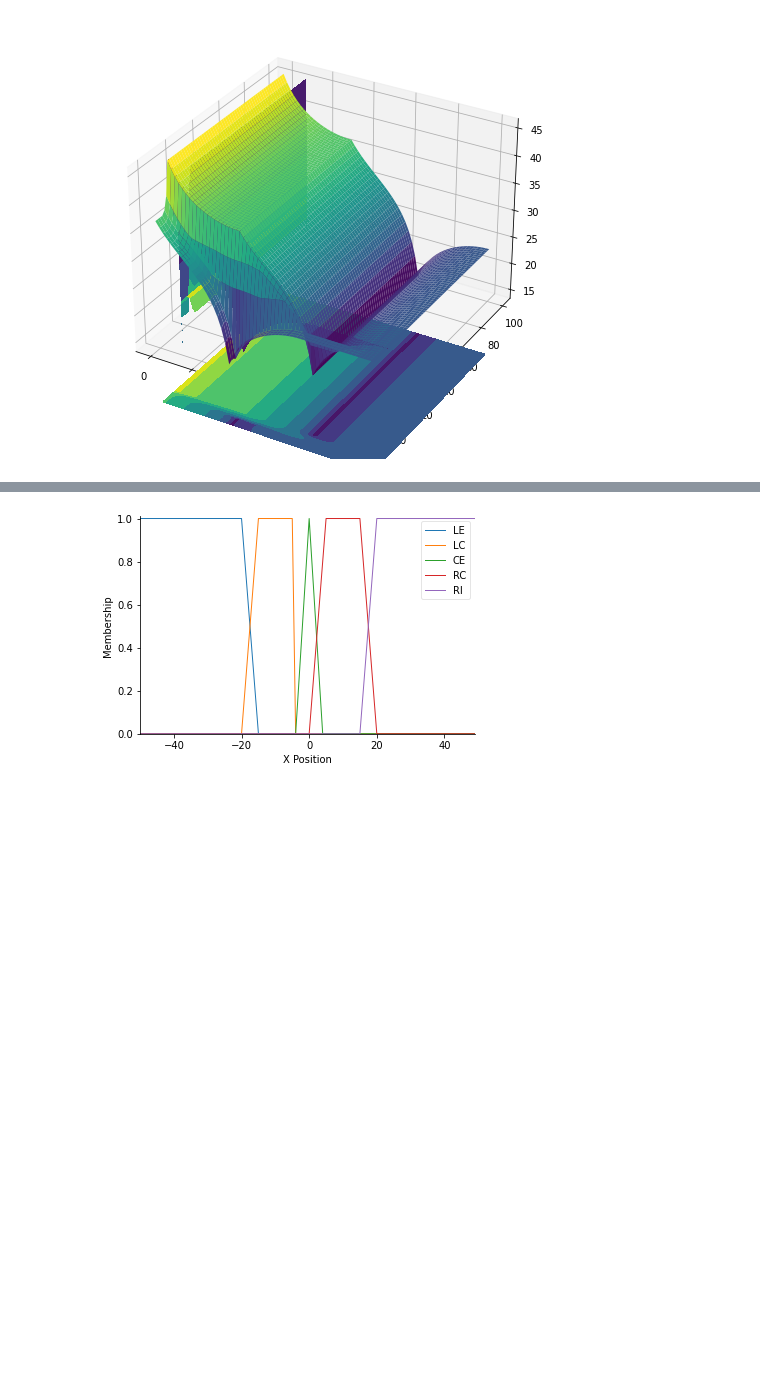
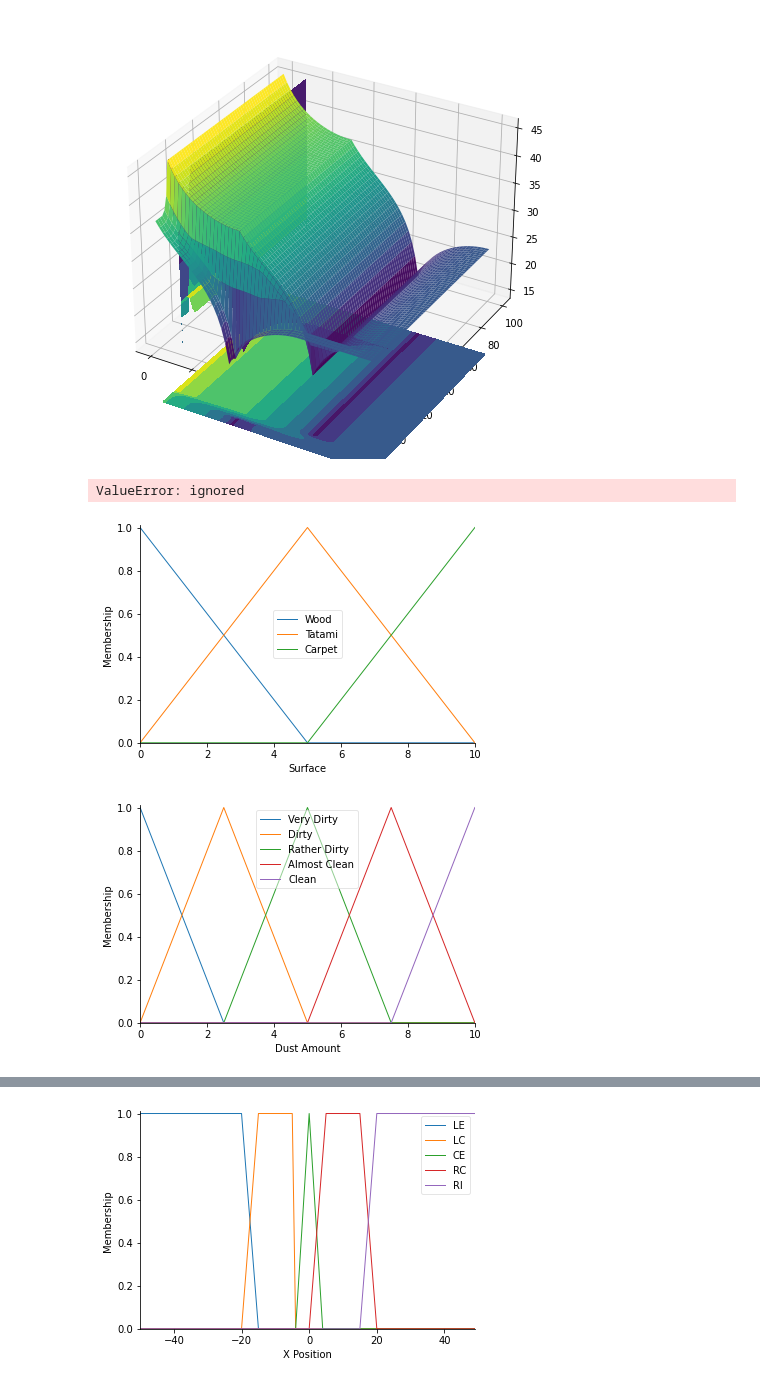
Before and after one commit to utopickaiser/AI-Homework, a Jupyter notebook: AI_Homework_W4_Fuzzy_Controller.ipynb, the cells around one changed output, grey strips where cells are left out. Saved outputs shown, nothing was run; the diff lists cells and outputs as text; code cells hidden in the pictures; blank space fills up the shorter version.

```diff
--- a/AI_Homework_W4_Fuzzy_Controller.ipynb
+++ b/AI_Homework_W4_Fuzzy_Controller.ipynb
@@ -198,64 +198,76 @@ ax.view_init(30,300)
 [figure]
 [figure]
 # %%
-from numpy.core.arrayprint import format_float_scientific
+
 # A Fuzzy vacuum cleaner
 import numpy as np
 import skfuzzy as fuzz
 from skfuzzy import control as ctrl
 import math
 import matplotlib.pyplot as plt
 from mpl_toolkits.mplot3d import Axes3D
 universe = np.linspace(0,10,61)
 universe1 = np.linspace(0,10,61)
-universe2 = np.linspace(10,50,61)
+universe2 = np.linspace(10,30,61)
 surface = ctrl.Antecedent(universe, 'Surface')
 da = ctrl.Antecedent(universe1, 'Dust Amount')
 force = ctrl.Consequent(universe2,'Force')
 item1 = ['Wood' , 'Tatami' ,'Carpet']
-item2 = ['Low' , 'Medium', 'High']
-item3 = ['Low', 'Zero', 'Medium', 'High']
-tempe.automf(names = item1)
-humi.automf(names = item2)
-fan_spd.automf(names = item3)
-level.view()
-rate.view()
-valve.view()
-rule0 = ctrl.Rule(antecedent = (tempe['Warm'] & humi['High']
-                                |tempe['Cool'] & humi['Medium']
-                                |tempe['Cool'] & humi['Low']),
-                   consequent = fan_spd['Low'], label = 'Fan Speed Low')
-rule1 = ctrl.Rule(antecedent = (tempe['Hot'] & humi['High']
-                                |tempe['Warm'] & humi['Medium']
-                                |tempe['Hot'] & humi['Medium']
-                                |tempe['Warm'] & humi['Low']
-                                |tempe['Hot'] & humi['Low']),
-                   consequent = fan_spd['Zero'], label = 'Fan Speed Zero')
-rule2 = ctrl.Rule(antecedent = (tempe['Cool'] & humi['High']
-                                |tempe['Cold'] & humi['Medium']
-                                |tempe['Cold'] & humi['Low']),
-                   consequent = fan_spd['Medium'], label = 'Fan Speed Medium')
-rule3 = ctrl.Rule(antecedent = (tempe['Cold'] & humi['High']),
-                   consequent = fan_spd['High'], label = 'Fan Speed High')
+item2 = ['Very Dirty' , 'Dirty','Rather Dirty', 'Almost Clean','Clean']
+item3 = ['Very Weak','Weak', 'Ordinary', 'Strong', 'Very Strong']
+surface.automf(names = item1)
+da.automf(names = item2)
+force.automf(names = item3)
+surface.view()
+da.view()
+force.view()
+rule0 = ctrl.Rule(antecedent = (surface['Wood'] & da['Clean']
+                                |surface['Wood'] & da['Almost Clean']
+                                |surface['Tatami'] & da['Clean']),
+                   consequent = force['Very Weak'], label = 'Force Very Weak')
+
+rule1 = ctrl.Rule(antecedent = (surface['Wood'] & da['Rather Dirty']
+                                |surface['Carpet'] & da['Clean']
+                                |surface['Tatami'] & da['Almost Clean']),
+                   consequent = force['Weak'], label = 'Force Weak')
+
+rule2 = ctrl.Rule(antecedent = (surface['Carpet'] & da['Almost Clean']
+                                |surface['Carpet'] & da['Rather Dirty']
+                                |surface['Tatami'] & da['Rather Dirty']),
+                   consequent = force['Ordinary'], label = 'Force Ordinary')
+
+rule3 = ctrl.Rule(antecedent = (surface['Wood'] & da['Very Dirty']
+                                |surface['Carpet'] & da['Dirty']
+                                |surface['Tatami'] & da['Dirty']),
+                   consequent = force['Strong'], label = 'Force Strong')
+
+
+rule3 = ctrl.Rule(antecedent = (surface['Carpet'] & da['Very Dirty']
+                                |surface['Tatami'] & da['Very Dirty']),
+                   consequent = force['Very Strong'], label = 'Very Strong')
 
 
 system = ctrl.ControlSystem(rules = [rule0,rule1,rule2,rule3])
-sim = ctrl.ControlSystemSimulation(system, flush_after_run = 61*61+1)
-upsampled = np.linspace(0,100,61)
+sim = ctrl.ControlSystemSimulation(system, flush_after_run = 100*100+1)
+upsampled = np.linspace(0,10,100)
 x,y = np.meshgrid(upsampled, upsampled)
 z = np.zeros_like(x)
-for i in range(61):
-  for j in range(61):
-    for k in range(61):
-      sim.input['Temperature'] = x[i,j]
-      sim.input['Humidity'] = y[i,j]
+for i in range(100):
+  for j in range(100):
+    for k in range(100):
+      sim.input['Surface'] = x[i,j]
+      sim.input['Dust Amount'] = y[i,j]
       sim.compute()
-      z[i,j] = sim.output['Fan Speed']
+      z[i,j] = sim.output['Force']
 fig = plt.figure(figsize = (8,8))
 ax = fig.add_subplot(111, projection = '3d')
 suf = ax.plot_surface(x,y,z, rstride = 1, cstride = 1, cmap = 'viridis',
                       linewidth = 0.4, antialiased = True)
 cset = ax.contourf(x,y,z, zdir = 'z', offset = 3, cmap = 'viridis', anpha = 0.5)
 cset = ax.contourf(x,y,z, zdir = 'x', offset = 11, cmap = 'viridis', anpha = 0.5 )
 cset = ax.contourf(x,y,z, zdir = 'y', offset = 11, cmap = 'viridis', anpha = 0.5 )
 ax.view_init(30,300)
+# %% [output]
+ValueError: ignored
+[figure, added]
+[figure, added]
```
Also changed, not shown: parts of 2 cells of this notebook.
